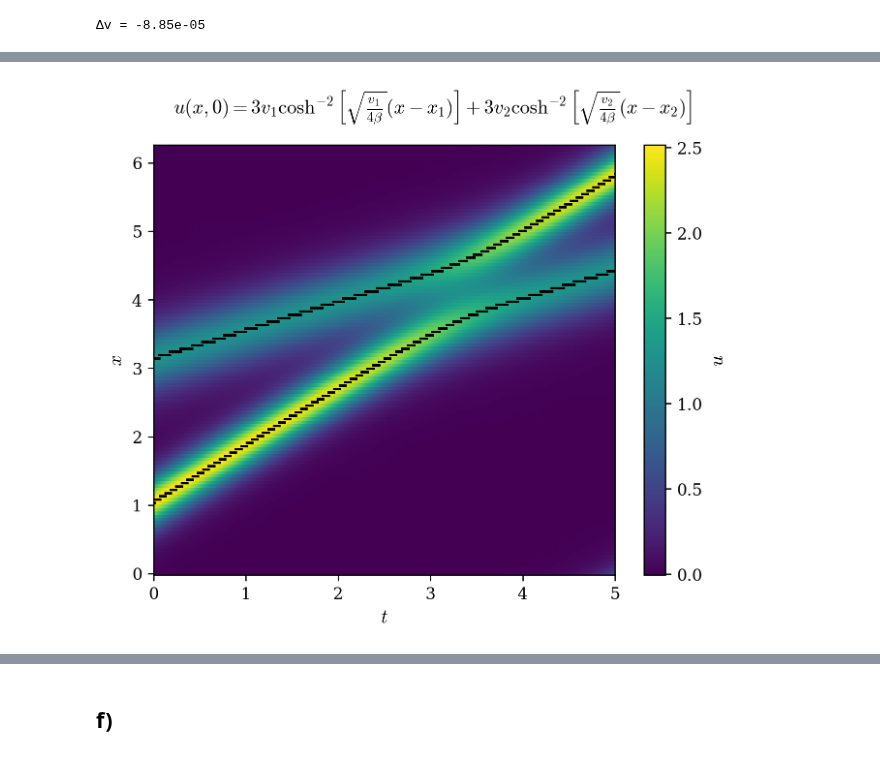
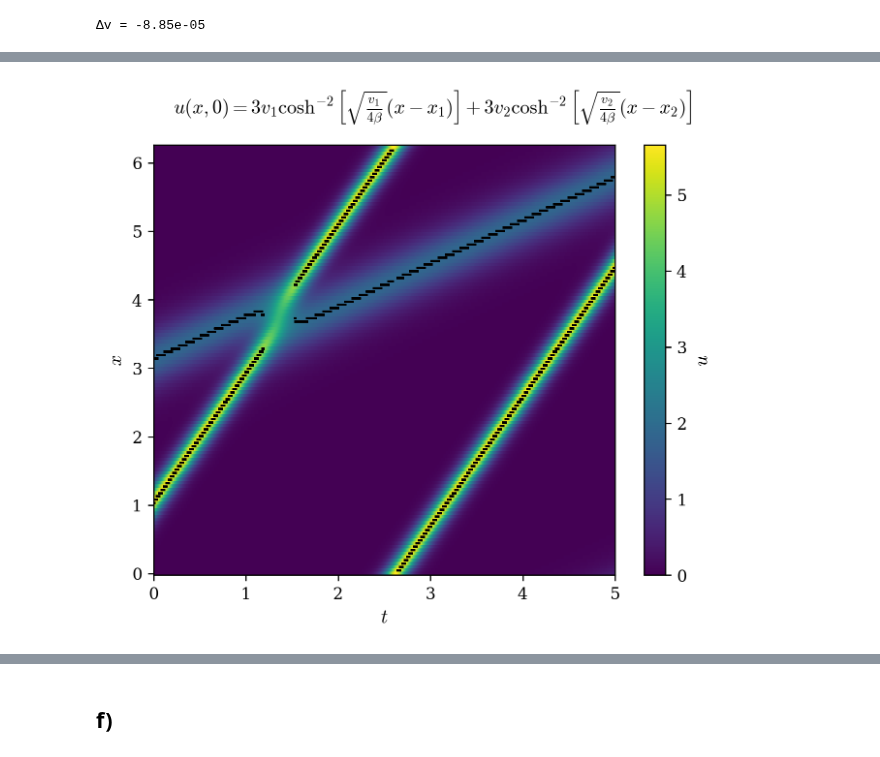
Before and after one commit to agustinbrusco/Sistemas_Complejos, a Jupyter notebook: guias/Guia4.ipynb, the cells around one changed output, grey strips where cells are left out. Saved outputs shown, nothing was run; the diff lists cells and outputs as text; code cells hidden in the pictures.

```diff
--- a/guias/Guia4.ipynb
+++ b/guias/Guia4.ipynb
@@ -349,16 +387,35 @@ Pensando en la analogía con la mecánica newtoniana, se puede interpretar el en
 # %%
 %matplotlib inline
+tf = 5
+L = 2 * np.pi
+beta = 0.022
+v1 = 0.5 * L / tf
+x1 = L/2
+v2 = 3 * v1
+x2 = L/6
+x_vals, t_vals, u = kdv_pseudoespectral(
+    lambda x: (
+        3 * v1 * np.cosh(np.sqrt(v1 / (4 * beta)) * (x - x1))**(-2)
+        + 3 * v2 * np.cosh(np.sqrt(v2 / (4 * beta)) * (x - x2))**(-2)
+        ),
+    beta=0.022,
+    tf=tf,
+    nx=128,
+    L=L,
+    dt=5e-5,
+)
+xx_vals, tt_vals = np.meshgrid(x_vals, t_vals, indexing='ij')
 peaks_t, peaks_x = track_peaks(u, height=0.8)
 plt.figure()
 plt.suptitle(
     r"$u(x, 0) = 3 v_1 \cosh^{-2} \left[ \sqrt{\frac{v_1}{4 \beta}} (x - x_1) \right]"
     r"+ 3 v_2 \cosh^{-2} \left[ \sqrt{\frac{v_2}{4 \beta}} (x  - x_2) \right]$"
 )
-plt.pcolormesh(t_grid, x_grid, u.T, shading="auto", cmap="viridis")
+plt.pcolormesh(tt_vals, xx_vals, u, cmap="viridis")
 plt.plot(peaks_t, peaks_x, 'k.', ms=1)
 plt.xlabel("$t$")
 plt.ylabel("$x$")
 plt.colorbar(label="$u$")
 plt.show()
 # %% [output]
-[figure, old version]
+[figure, new version]
```
Also changed, not shown: parts of 20 cells of this notebook.
